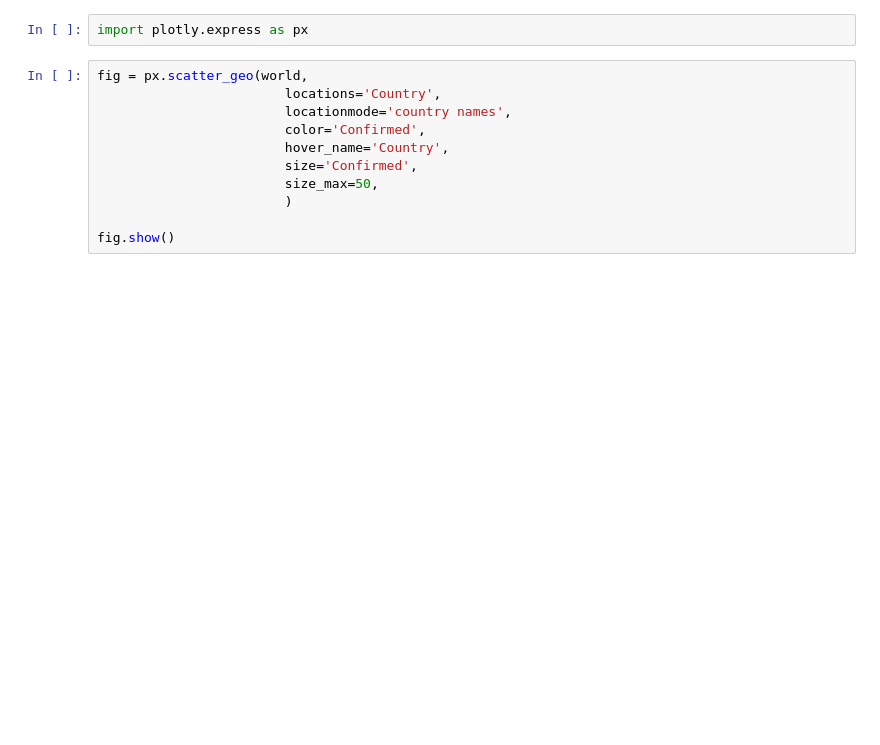
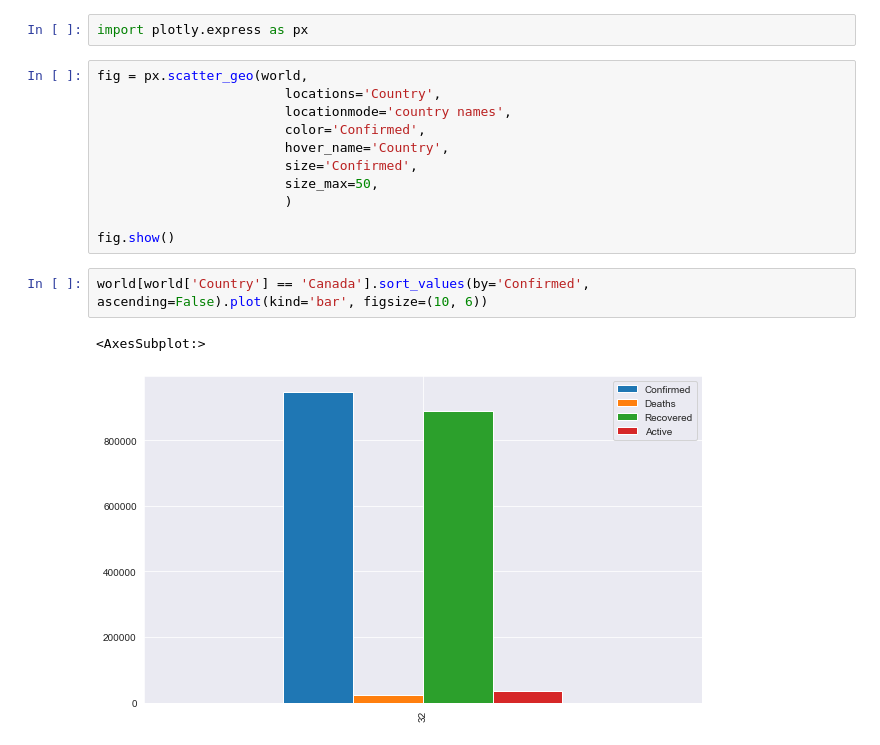
Before and after one commit to roblivesinottawa/analysis-covid-python, a Jupyter notebook: analysis-covid-python-workspace/notebooks/2021/03-23-2021.ipynb, the cells around one changed output. Drawn from its saved outputs; the diff is of its cells as text; blank space fills up the shorter version.

```diff
--- a/analysis-covid-python-workspace/notebooks/2021/03-23-2021.ipynb
+++ b/analysis-covid-python-workspace/notebooks/2021/03-23-2021.ipynb
@@ -352,3 +352,8 @@ fig = px.scatter_geo(world,
                         )
 
 fig.show()
+# %%
+world[world['Country'] == 'Canada'].sort_values(by='Confirmed', ascending=False).plot(kind='bar', figsize=(10, 6))
+# %% [output]
+<AxesSubplot:>
+[figure, added]
```
Also changed, not shown: parts of 9 cells of this notebook.
